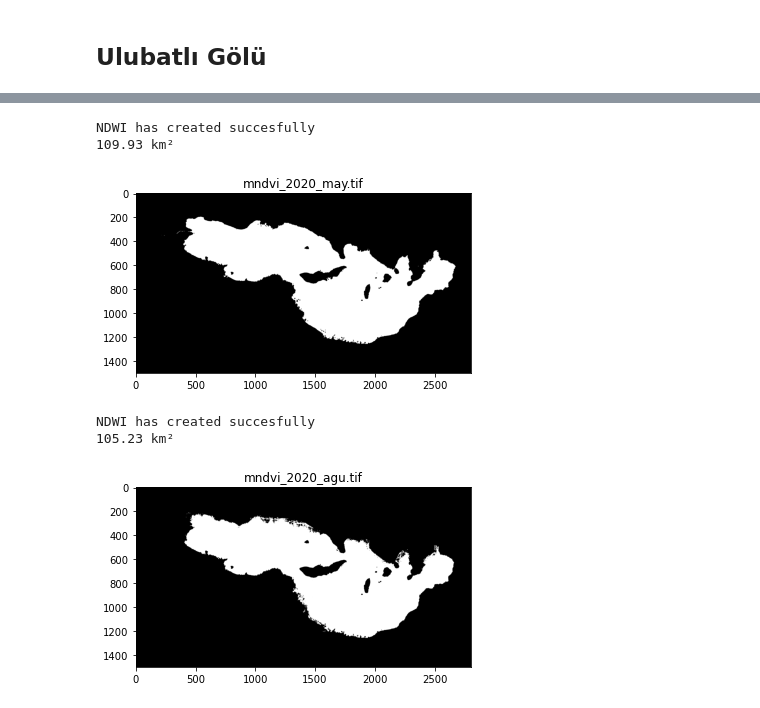
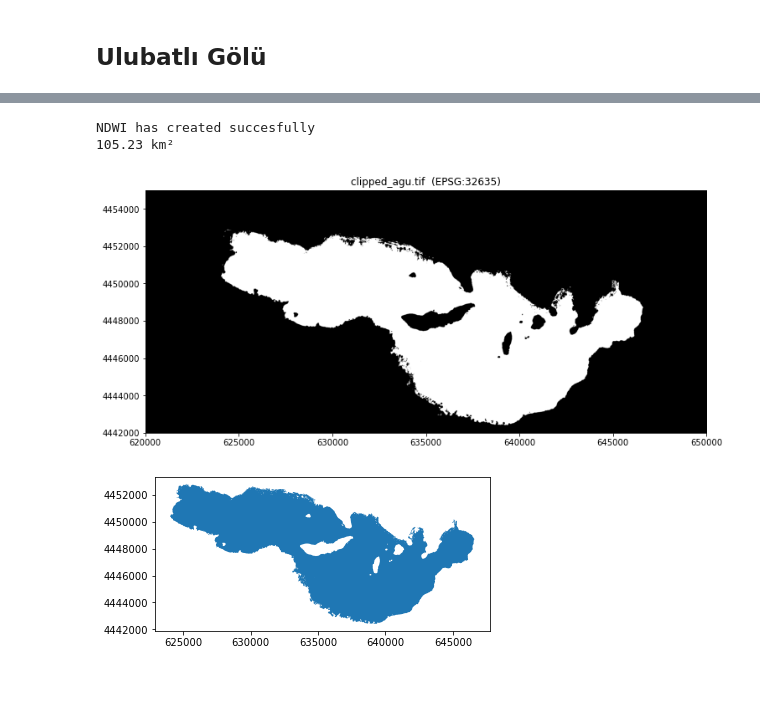
Before and after one commit to dagdelenvolkan/Extraction-Water-Areas-from-Sentinel-2A, a Jupyter notebook: example.ipynb, the cells around one changed output, grey strips where cells are left out. Cells and saved outputs as stored; diff of their text form; code cells hidden in the pictures.

```diff
--- a/example.ipynb
+++ b/example.ipynb
@@ -12,14 +15,10 @@ NDWI has created succesfully
 # %%
-NDWI.NDWI('T35TPE_20200524T084601_B03_10m.jp2', 'T35TPE_20200524T084601_B12_20m.jp2', 'mndvi_2020_may.tif')
-NDWI.Calculate_Area('mndvi_2020_may.tif').print_screen()
+NDWI.NDWI('T35TPE_20200812T084601_B03_10m.jp2', 'T35TPE_20200812T084601_B12_20m.jp2', '2020agundwi.tif')
+NDWI.Clip_NDWI('2020agundwi.tif', 'clipped_agu.tif')
+NDWI.Calculate_Area('clipped_agu.tif').print_screen()
+NDWI.Vectorize('clipped_agu.tif', '2020_agu.shp').show_vector()
 # %% [output]
 NDWI has created succesfully
-109.93 km²
+105.23 km²
-[figure, old version]
+[figure, new version]
+[figure, added]
-# %%
-NDWI.NDWI('T35TPE_20200812T084601_B03_10m.jp2', 'T35TPE_20200812T084601_B12_20m.jp2', 'mndvi_2020_agu.tif')
-NDWI.Calculate_Area('mndvi_2020_agu.tif').print_screen()
-# %% [output]
-NDWI has created succesfully
-105.23 km²
-[figure, removed]
```
Also changed, not shown: parts of 2 cells of this notebook.
